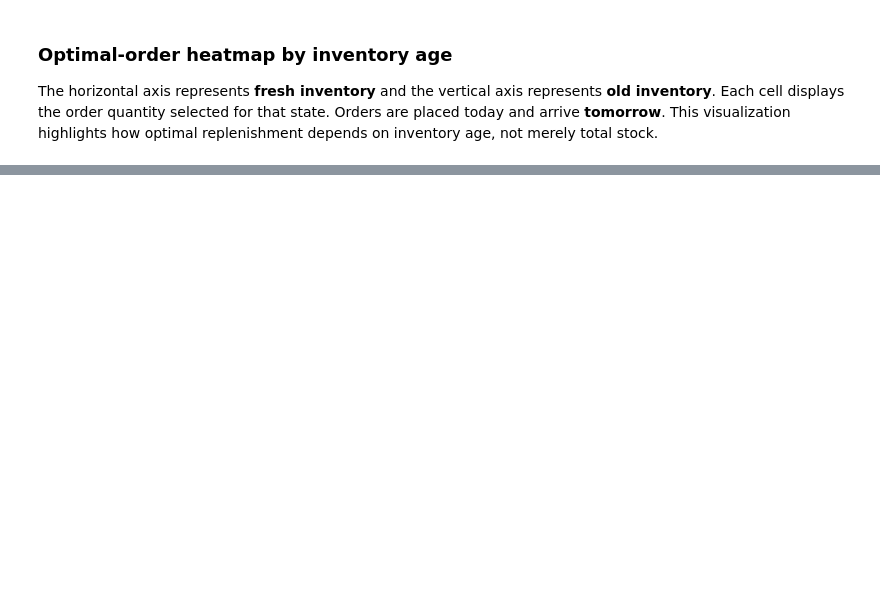
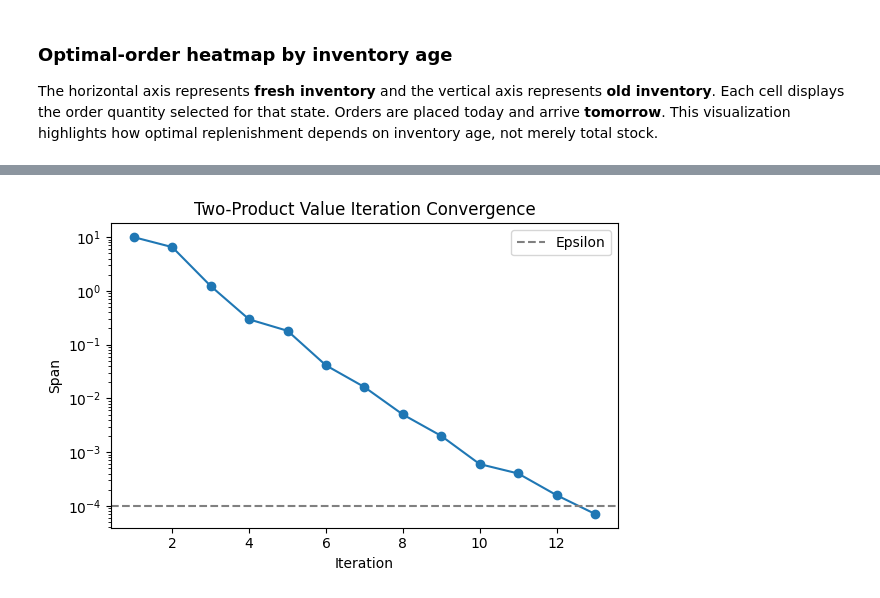
Before and after one commit to herakwon1124/CUDA1, a Jupyter notebook: CUDA_reproduce_GPU.ipynb, the cells around one changed output, grey strips where cells are left out. Saved outputs shown, nothing was run; the diff lists cells and outputs as text; code cells hidden in the pictures; blank space fills up the shorter version.

```diff
--- a/CUDA_reproduce_GPU.ipynb
+++ b/CUDA_reproduce_GPU.ipynb
@@ -284,23 +445,0 @@ S_A=\min(Y_A,D_A+U),\qquad S_B=\min(Y_B,D_B).
-# %%
-def joint_sales_prob_fast(max_a,max_b,mu_a=5.,mu_b=5.,gamma=.5):
-    max_db=int(max(75,poisson.ppf(1-1e-14,mu_b)+5))
-    pb=poisson.pmf(np.arange(max_db+1),mu_b)
-    out=np.zeros((max_a+1,max_b+1,max_a+1,max_b+1))
-    for ya in range(max_a+1):
-        pa=capped_poisson(mu_a,ya)
-        for yb in range(max_b+1):
-            for sb in range(yb):out[ya,yb,:ya+1,sb]=pa*pb[sb]
-            pu=np.zeros(max_db-yb+1)
-            for db in range(yb,max_db+1):
-                ex=db-yb
-                pu[:ex+1]+=pb[db]*binom.pmf(np.arange(ex+1),ex,gamma)
-            for u,p in enumerate(pu):
-                if p<1e-16:continue
-                if u>=ya:out[ya,yb,ya,yb]+=p
-                else:
-                    if ya-u>0:out[ya,yb,u:ya,yb]+=p*poisson.pmf(np.arange(ya-u),mu_a)
-                    out[ya,yb,ya,yb]+=p*poisson.sf(ya-u-1,mu_a)
-            mass=out[ya,yb].sum()
-            if abs(mass-1)>1e-10:raise ValueError((ya,yb,mass))
-            out[ya,yb]/=mass
-    return out
@@ -648,0 +777,18 @@ axs[1].legend();plt.tight_layout();plt.show()
+# %%
+fig, ax = plt.subplots(figsize=(6, 4))
+
+it = np.arange(1, len(two_result["spans"]) + 1)
+
+ax.semilogy(it, two_result["spans"], marker="o")
+ax.axhline(EPSILON, linestyle="--", color="gray", label="Epsilon")
+ax.set(
+    xlabel="Iteration",
+    ylabel="Span",
+    title="Two-Product Value Iteration Convergence"
+)
+
+ax.legend()
+plt.tight_layout()
+plt.show()
+# %% [output]
+[figure, added]
```
Also changed, not shown: parts of 70 cells of this notebook.
